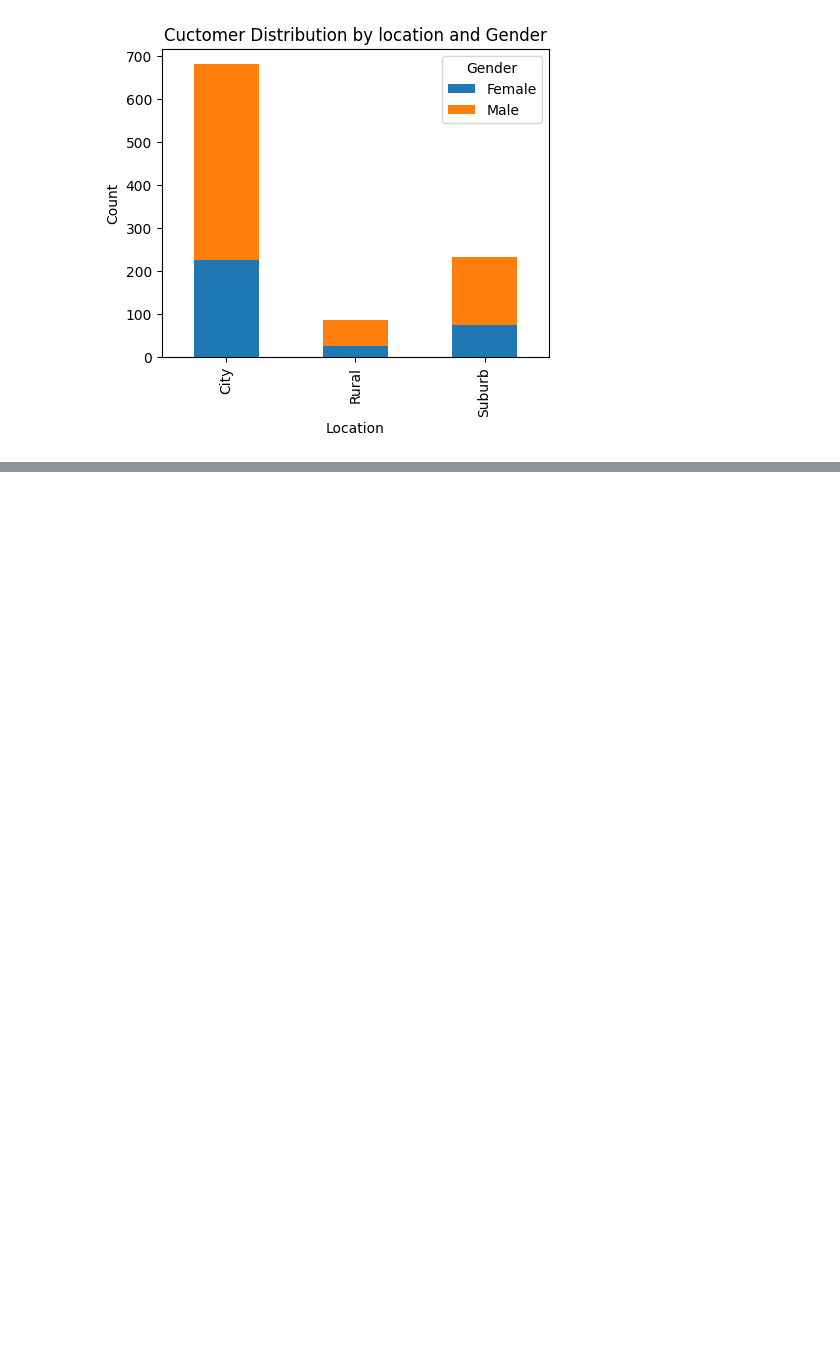
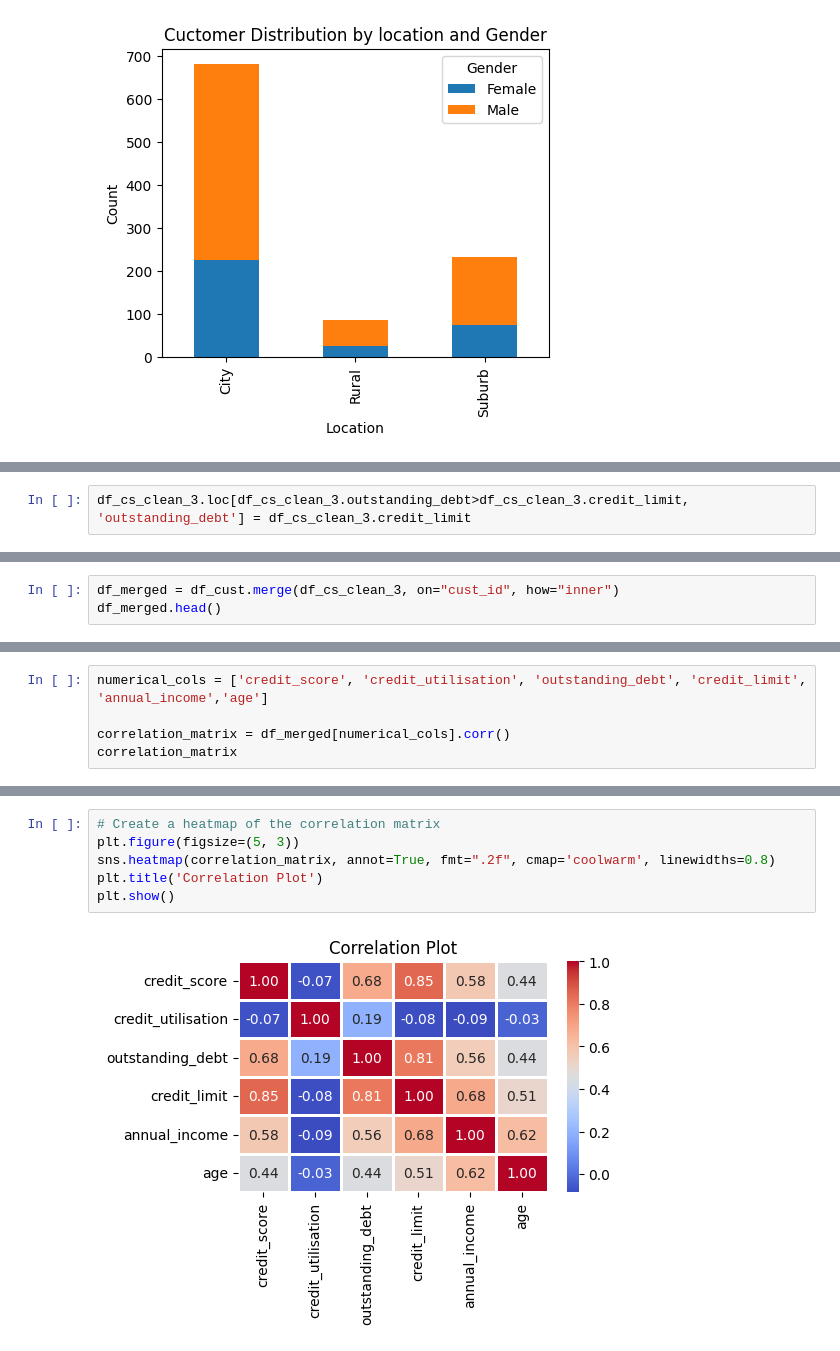
Before and after one commit to prashanty/Atliqo-Bank-CreditCard-Project, a Jupyter notebook: Phase1_Atliqo_bank_project.ipynb, the cells around one changed output, grey strips where cells are left out. Drawn from its saved outputs; the diff is of its cells as text; blank space fills up the shorter version.

```diff
--- a/Phase1_Atliqo_bank_project.ipynb
+++ b/Phase1_Atliqo_bank_project.ipynb
@@ -528,0 +836,2 @@ plt.show()
+# %%
+df_cs_clean_3.loc[df_cs_clean_3.outstanding_debt>df_cs_clean_3.credit_limit, 'outstanding_debt'] = df_cs_clean_3.credit_limit
@@ -528,0 +882,3 @@ plt.show()
+# %%
+df_merged = df_cust.merge(df_cs_clean_3, on="cust_id", how="inner")
+df_merged.head()
@@ -528,0 +898,5 @@ plt.show()
+# %%
+numerical_cols = ['credit_score', 'credit_utilisation', 'outstanding_debt', 'credit_limit', 'annual_income','age']
+
+correlation_matrix = df_merged[numerical_cols].corr()
+correlation_matrix
@@ -528,0 +911,8 @@ plt.show()
+# %%
+# Create a heatmap of the correlation matrix
+plt.figure(figsize=(5, 3))
+sns.heatmap(correlation_matrix, annot=True, fmt=".2f", cmap='coolwarm', linewidths=0.8)
+plt.title('Correlation Plot')
+plt.show()
+# %% [output]
+[figure, added]
```
Also changed, not shown: parts of 64 cells of this notebook.
